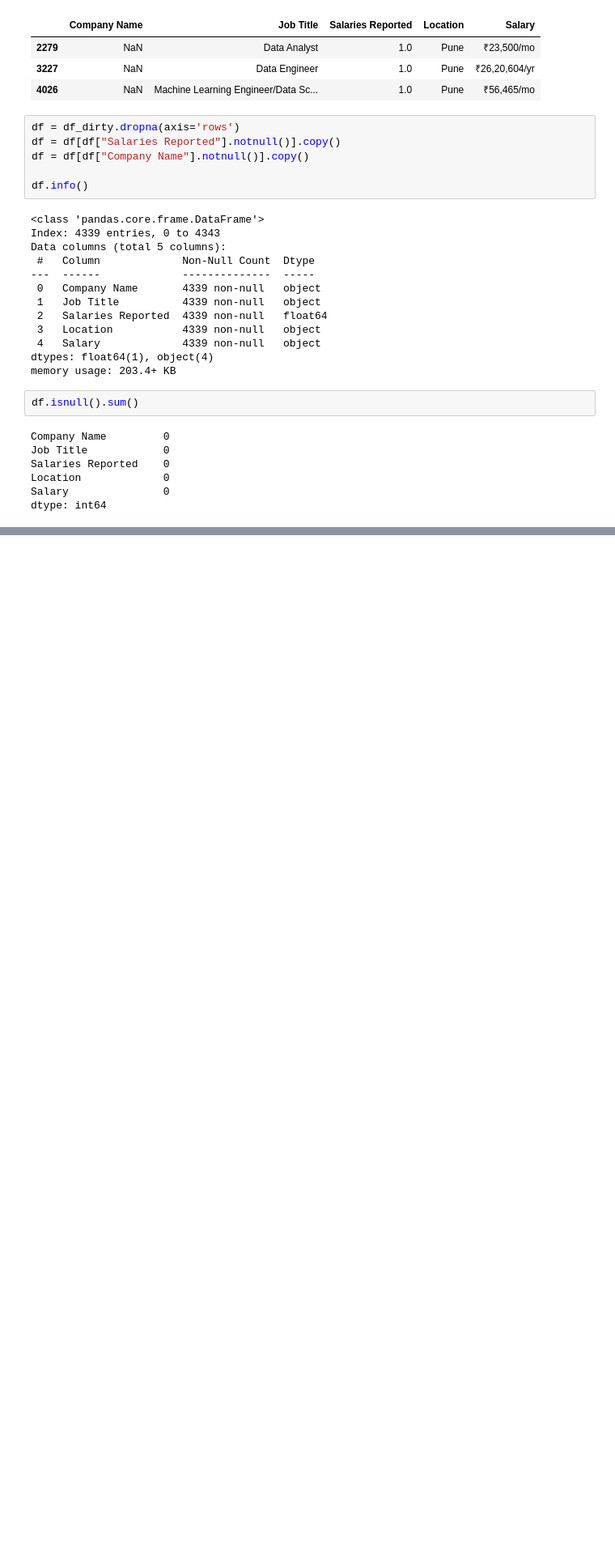
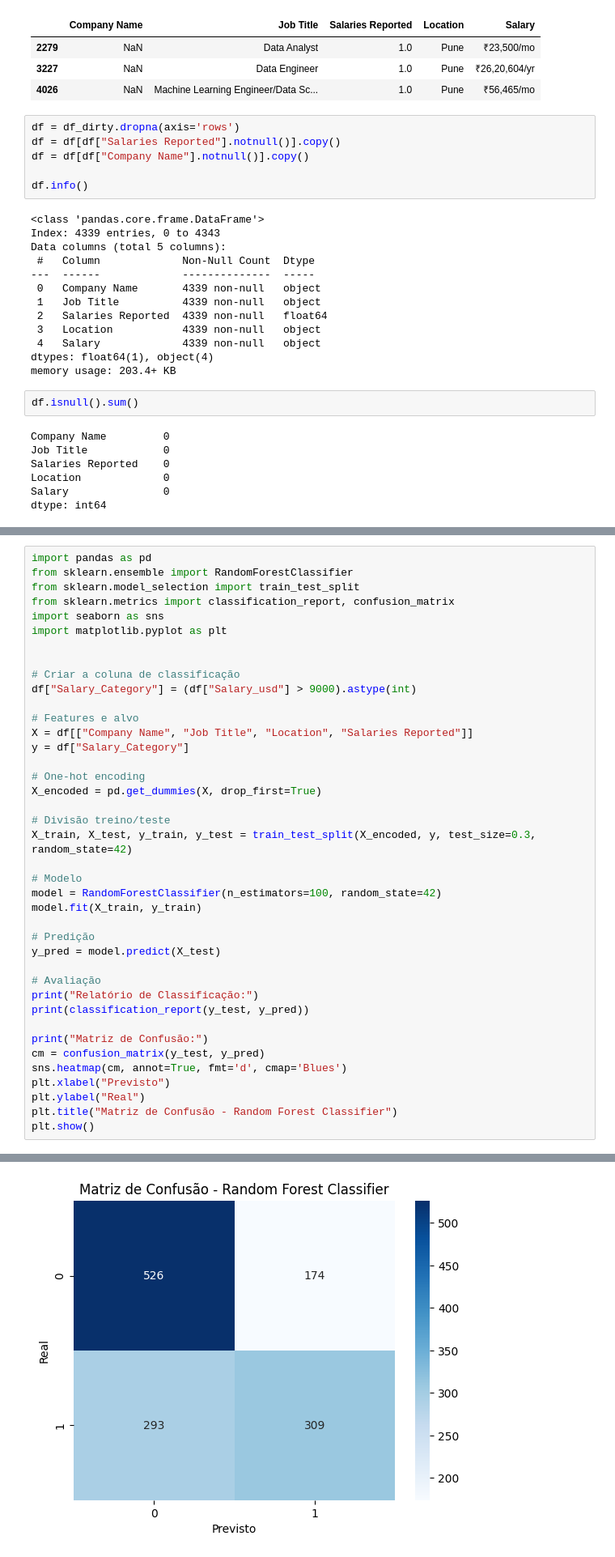
Before and after one commit to lanjos1/Salary-Estimation-Using-Regression-Model, a Jupyter notebook: Salary.ipynb, the cells around one changed output, grey strips where cells are left out. Shown: that part at 81% size. Drawn from its saved outputs; the diff is of its cells as text; blank space fills up the shorter version.

```diff
--- a/Salary.ipynb
+++ b/Salary.ipynb
@@ -182,0 +265,41 @@ Index(['Company Name', 'Job Title', 'Salaries Reported', 'Salary',
+# %%
+import pandas as pd
+from sklearn.ensemble import RandomForestClassifier
+from sklearn.model_selection import train_test_split
+from sklearn.metrics import classification_report, confusion_matrix
+import seaborn as sns
+import matplotlib.pyplot as plt
+
+
+# Criar a coluna de classificação
+df["Salary_Category"] = (df["Salary_usd"] > 9000).astype(int)
+
+# Features e alvo
+X = df[["Company Name", "Job Title", "Location", "Salaries Reported"]]
+y = df["Salary_Category"]
+
+# One-hot encoding
+X_encoded = pd.get_dummies(X, drop_first=True)
+
+# Divisão treino/teste
+X_train, X_test, y_train, y_test = train_test_split(X_encoded, y, test_size=0.3, random_state=42)
+
+# Modelo
+model = RandomForestClassifier(n_estimators=100, random_state=42)
+model.fit(X_train, y_train)
+
+# Predição
+y_pred = model.predict(X_test)
+
+# Avaliação
+print("Relatório de Classificação:")
+print(classification_report(y_test, y_pred))
+
+print("Matriz de Confusão:")
+cm = confusion_matrix(y_test, y_pred)
+sns.heatmap(cm, annot=True, fmt='d', cmap='Blues')
+plt.xlabel("Previsto")
+plt.ylabel("Real")
+plt.title("Matriz de Confusão - Random Forest Classifier")
+plt.show()
+# %% [output]
@@ -182,0 +317 @@ Index(['Company Name', 'Job Title', 'Salaries Reported', 'Salary',
+[figure, added]
```
Also changed, not shown: parts of 5 cells of this notebook.
